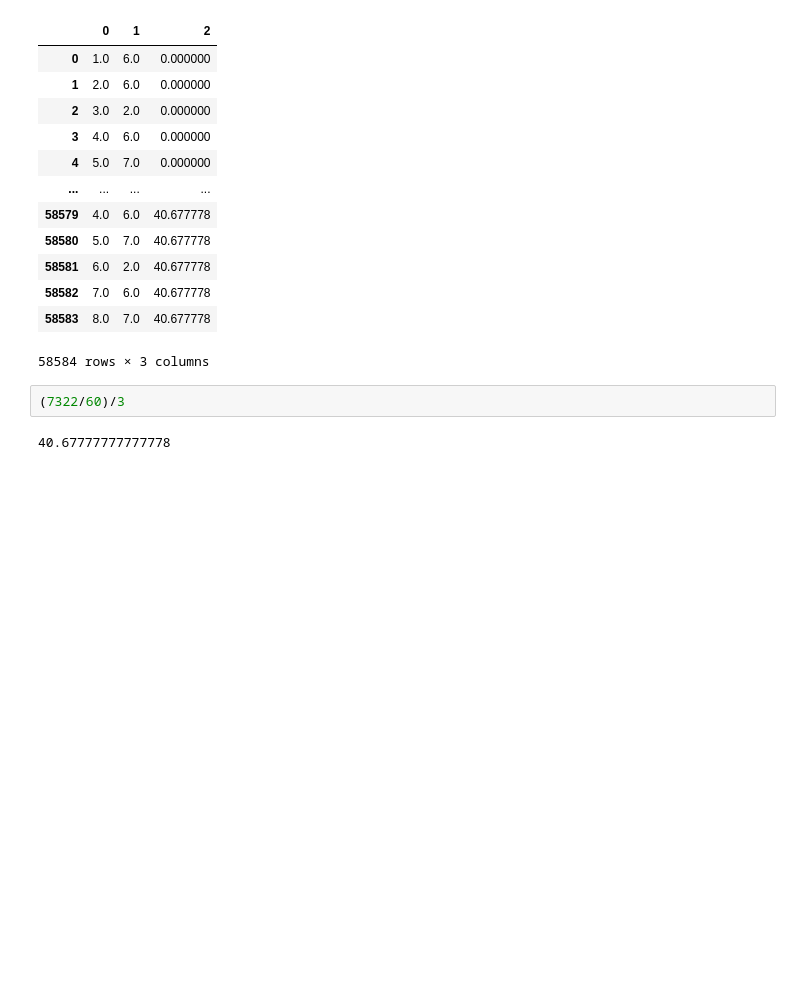
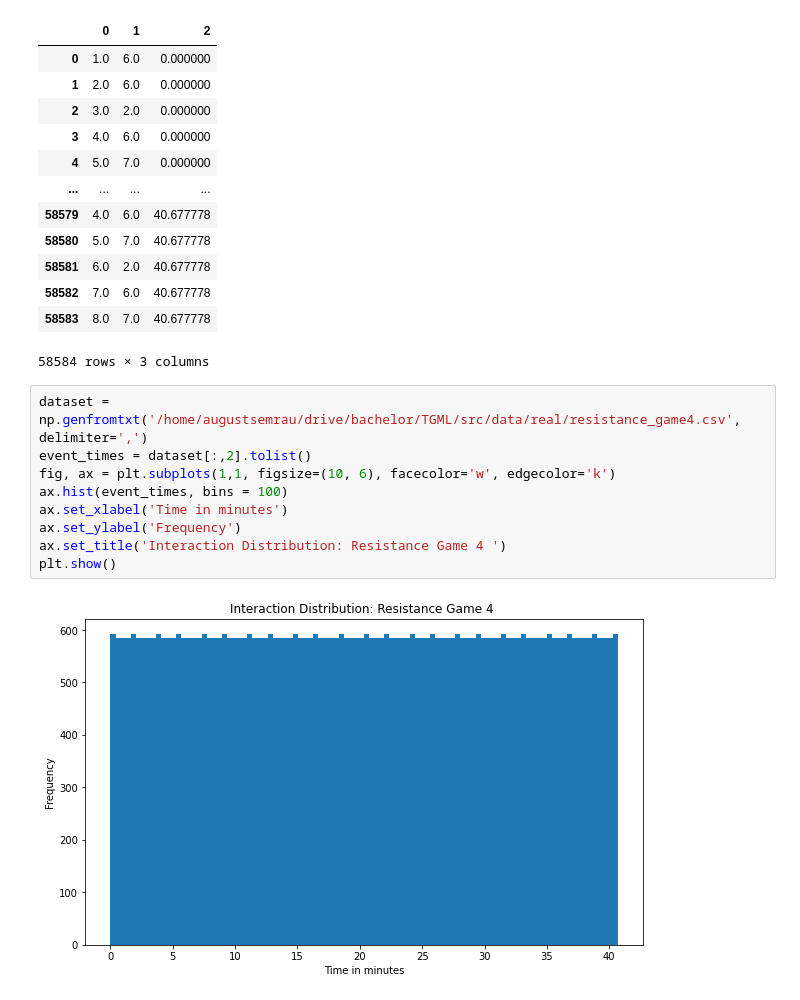
Before and after one commit to TGML-Bachelor-Project/TGML, a Jupyter notebook: src/data/real/modify_datasets.ipynb, the cells around one changed output. Drawn from its saved outputs; the diff is of its cells as text; blank space fills up the shorter version.

Commit message:
data edit

```diff
--- a/src/data/real/modify_datasets.ipynb
+++ b/src/data/real/modify_datasets.ipynb
@@ -85,7 +99,14 @@ df
 | 58582 | 7.0 | 6.0 | 40.677778 |
 | 58583 | 8.0 | 7.0 | 40.677778 |
 58584 rows × 3 columns
-# %%
-(7322/60)/3
-# %% [output]
-40.67777777777778
+# %%
+dataset = np.genfromtxt('/home/augustsemrau/drive/bachelor/TGML/src/data/real/resistance_game4.csv', delimiter=',')
+event_times = dataset[:,2].tolist()
+fig, ax = plt.subplots(1,1, figsize=(10, 6), facecolor='w', edgecolor='k')
+ax.hist(event_times, bins = 100)
+ax.set_xlabel('Time in minutes')
+ax.set_ylabel('Frequency')
+ax.set_title('Interaction Distribution: Resistance Game 4 ')
+plt.show()
+# %% [output]
+[figure, added]
```
Also changed, not shown: parts of 2 cells of this notebook, 4 other files.
